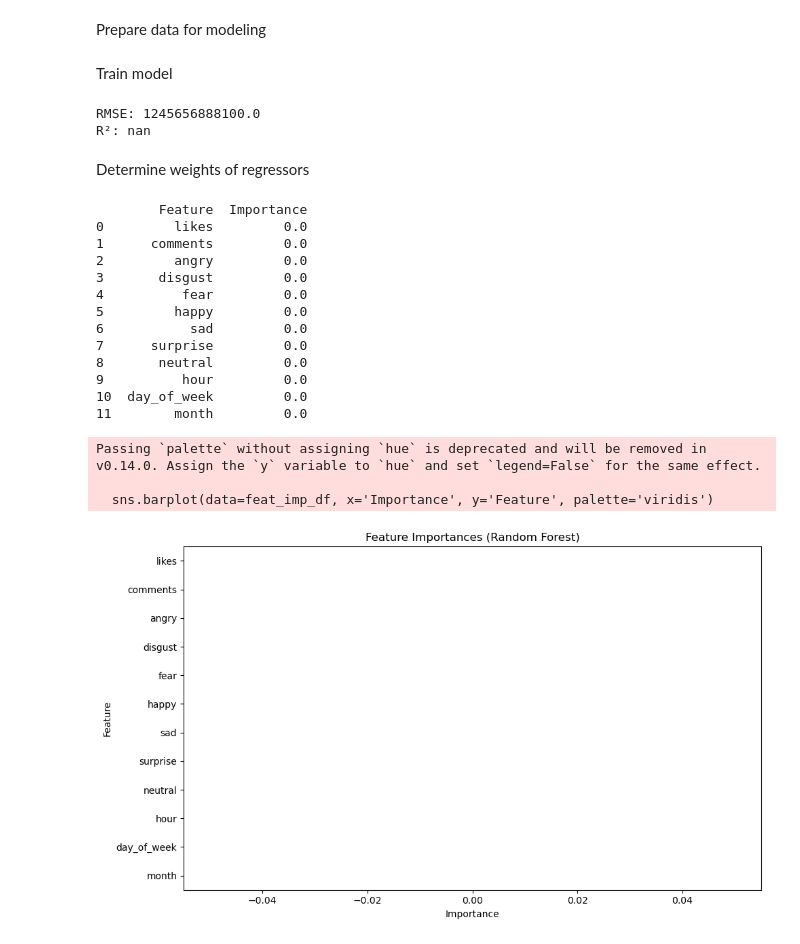
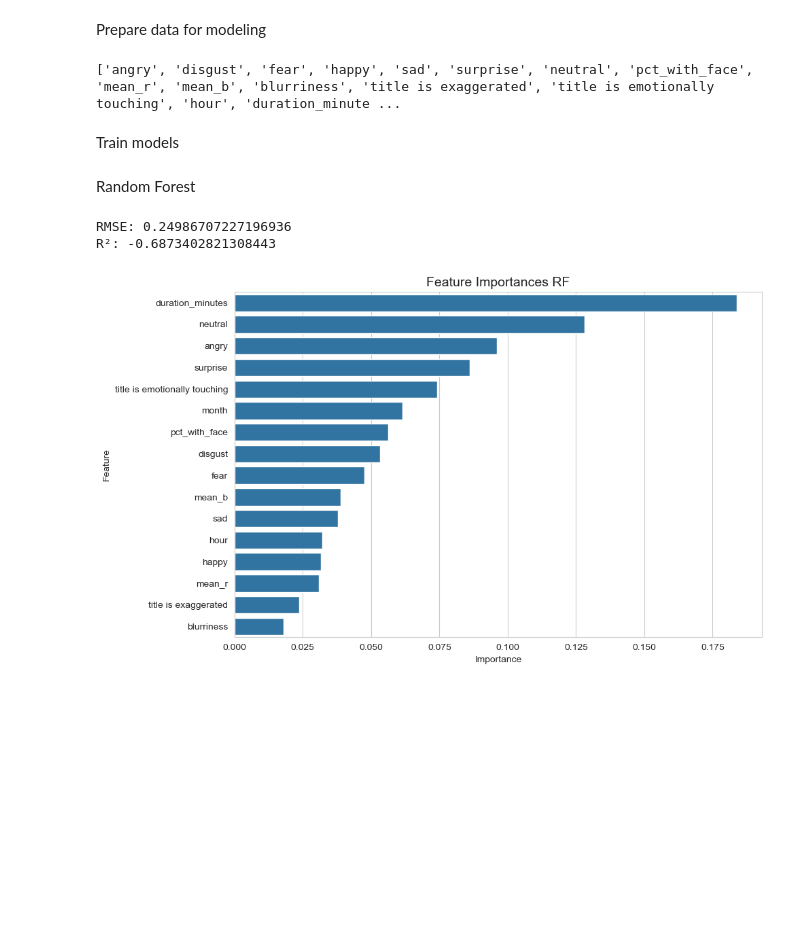
Before and after one commit to fabianstrue/MLiAS_YouTubeSentiment, a Jupyter notebook: ml_precictions.ipynb, the cells around one changed output. Drawn from its saved outputs; the diff is of its cells as text; code cells hidden in the pictures; blank space fills up the shorter version.

Commit message:
Random Forest and EXBoost feature extraction with shap

```diff
--- a/ml_precictions.ipynb
+++ b/ml_precictions.ipynb
@@ -29,60 +28,50 @@ df.head()
 Prepare data for modeling
 # %%
 # Define features and target
-X = df[['likes', 'comments', 'angry', 'disgust', 'fear', 'happy', 'sad', 'surprise', 'neutral', 'hour', 'day_of_week', 'month']]
-y = df['view_deviation']
+X = df.drop(columns=['log_views', 'views', 'log_view_deviation', 'video_id', 'video_title', 'published_at', 'video_url', 'playlist_id', 'channel_title', 'likes', 'comments', 'duration', 'playlist_name'])
+# Drop variables with low importance
+X = X.drop(columns=['day_of_week', 'brightness', 'title is plain', 'mean_g'])
+# Fight positive skew
+y = df['log_view_deviation']
 
 # Train-test split
 X_train, X_test, y_train, y_test = train_test_split(X, y, test_size=0.2, random_state=42)
 
-# Scaling
-scaler = StandardScaler()
-X_train_scaled = scaler.fit_transform(X_train)
-X_test_scaled = scaler.transform(X_test)
+print(X.columns.tolist())
+# %% [output]
+['angry', 'disgust', 'fear', 'happy', 'sad', 'surprise', 'neutral', 'pct_with_face', 'mean_r', 'mean_b', 'blurriness', 'title is exaggerated', 'title is emotionally touching', 'hour', 'duration_minute ...
 # %% [markdown]
-Train model
+Train models
+# %% [markdown]
+Random Forest
 # %%
 model = RandomForestRegressor(random_state=42)
-model.fit(X_train_scaled, y_train)
+model.fit(X_train, y_train)
 
-# Predictions
-y_pred = model.predict(X_test_scaled)
+y_pred = model.predict(X_test)
 
-# Evaluation
 print('RMSE:', mean_squared_error(y_test, y_pred))
 print('R²:', r2_score(y_test, y_pred))
+
+importances = model.feature_importances_
+features = X.columns
+feat_imp_df = pd.DataFrame({
+    'Feature': features,
+    'Importance': importances
+}).sort_values(by='Importance', ascending=False)
+
+plt.figure(figsize=(10, 6))
+sns.set_style("whitegrid")
+sns.barplot(
+    data=feat_imp_df,
+    x='Importance',
+    y='Feature')
+plt.title('Feature Importances RF', fontsize=14)
+plt.xlabel('Importance')
+plt.ylabel('Feature')
+plt.tight_layout()
+plt.show()
 # %% [output]
-RMSE: 1245656888100.0
-R²: nan
+RMSE: 0.24986707227196936
+R²: -0.6873402821308443
+[figure, added]
-# %% [markdown]
-Determine weights of regressors
-# %%
-importances = model.feature_importances_
-features = X.columns
-
-# Create a DataFrame for easier plotting
-feat_imp_df = pd.DataFrame({
-    'Feature': features,
-    'Importance': importances
-}).sort_values(by='Importance', ascending=False)
-
-# Print values
-print(feat_imp_df)
-# %% [output]
-        Feature  Importance
-0         likes         0.0
-1      comments         0.0
-2         angry         0.0
-3       disgust         0.0
-4          fear         0.0
-5         happy         0.0
-6           sad         0.0
-7      surprise         0.0
-8       neutral         0.0
-9          hour         0.0
-10  day_of_week         0.0
-11        month         0.0
-Passing `palette` without assigning `hue` is deprecated and will be removed in v0.14.0. Assign the `y` variable to `hue` and set `legend=False` for the same effect.
-
-  sns.barplot(data=feat_imp_df, x='Importance', y='Feature', palette='viridis')
-[figure, removed]
```
Also changed, not shown: parts of 7 cells of this notebook.
